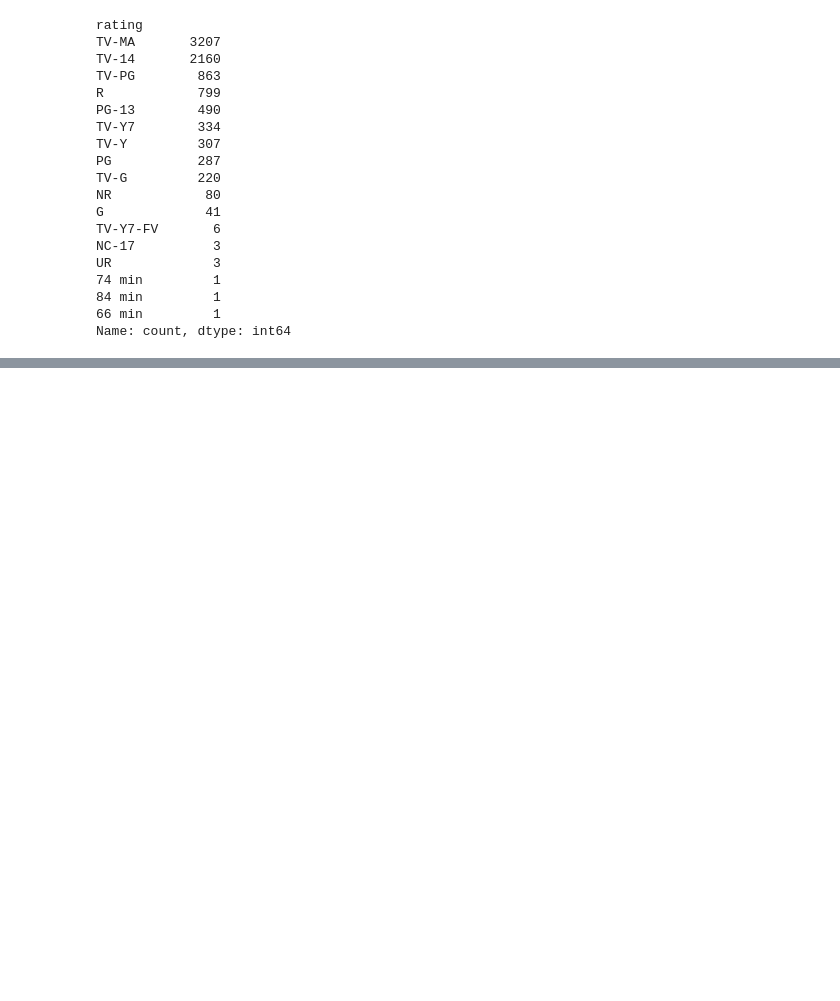
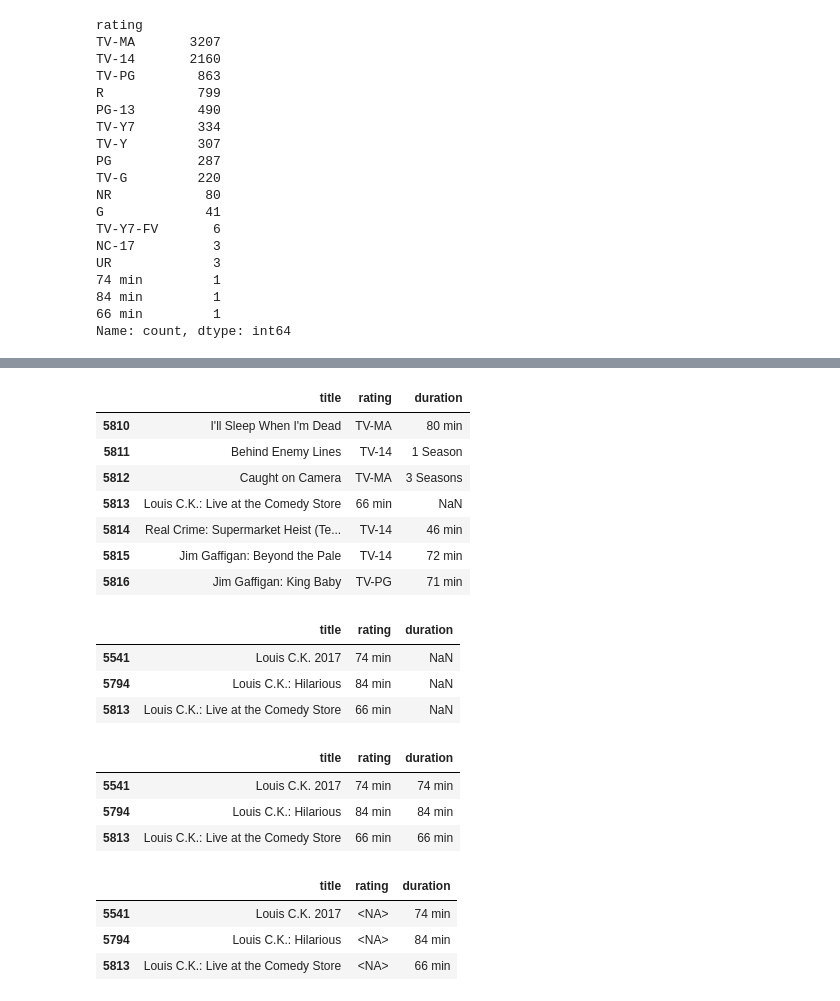
Before and after one commit to RashedTheDeveloper/AI-ML-Learning-Journey, a Jupyter notebook: 02_Data_Analysis_Projects/Netflix_Movies_Analysis/01_Netflix_Movies_Analysis.ipynb, the cells around one changed output, grey strips where cells are left out. Cells and saved outputs as stored; diff of their text form; code cells hidden in the pictures; blank space fills up the shorter version.

```diff
--- a/02_Data_Analysis_Projects/Netflix_Movies_Analysis/01_Netflix_Movies_Analysis.ipynb
+++ b/02_Data_Analysis_Projects/Netflix_Movies_Analysis/01_Netflix_Movies_Analysis.ipynb
@@ -380,0 +444,38 @@ Name: count, dtype: int64
+# %%
+df.loc[5810:5816, ['title', 'rating', 'duration']]
+# %% [output]
+|  | title | rating | duration |
+| 5810 | I'll Sleep When I'm Dead | TV-MA | 80 min |
+| 5811 | Behind Enemy Lines | TV-14 | 1 Season |
+| 5812 | Caught on Camera | TV-MA | 3 Seasons |
+| 5813 | Louis C.K.: Live at the Comedy Store | 66 min | NaN |
+| 5814 | Real Crime: Supermarket Heist (Te... | TV-14 | 46 min |
+| 5815 | Jim Gaffigan: Beyond the Pale | TV-14 | 72 min |
+| 5816 | Jim Gaffigan: King Baby | TV-PG | 71 min |
+# %%
+mask = df['rating'].str.contains('min', na=False)
+
+df.loc[mask,['title','rating','duration']]
+# %% [output]
+|  | title | rating | duration |
+| 5541 | Louis C.K. 2017 | 74 min | NaN |
+| 5794 | Louis C.K.: Hilarious | 84 min | NaN |
+| 5813 | Louis C.K.: Live at the Comedy Store | 66 min | NaN |
+# %%
+mask = df['rating'].str.contains('min', na=False)
+df.loc[mask, 'duration'] = df.loc[mask, 'rating']
+
+df.loc[mask, ['title', 'rating', 'duration']]
+# %% [output]
+|  | title | rating | duration |
+| 5541 | Louis C.K. 2017 | 74 min | 74 min |
+| 5794 | Louis C.K.: Hilarious | 84 min | 84 min |
+| 5813 | Louis C.K.: Live at the Comedy Store | 66 min | 66 min |
+# %%
+df.loc[mask,'rating'] = pd.NA
+df.loc[mask, ['title', 'rating', 'duration']]
+# %% [output]
+|  | title | rating | duration |
+| 5541 | Louis C.K. 2017 | <NA> | 74 min |
+| 5794 | Louis C.K.: Hilarious | <NA> | 84 min |
+| 5813 | Louis C.K.: Live at the Comedy Store | <NA> | 66 min |
```
Also changed, not shown: parts of 10 cells of this notebook.
